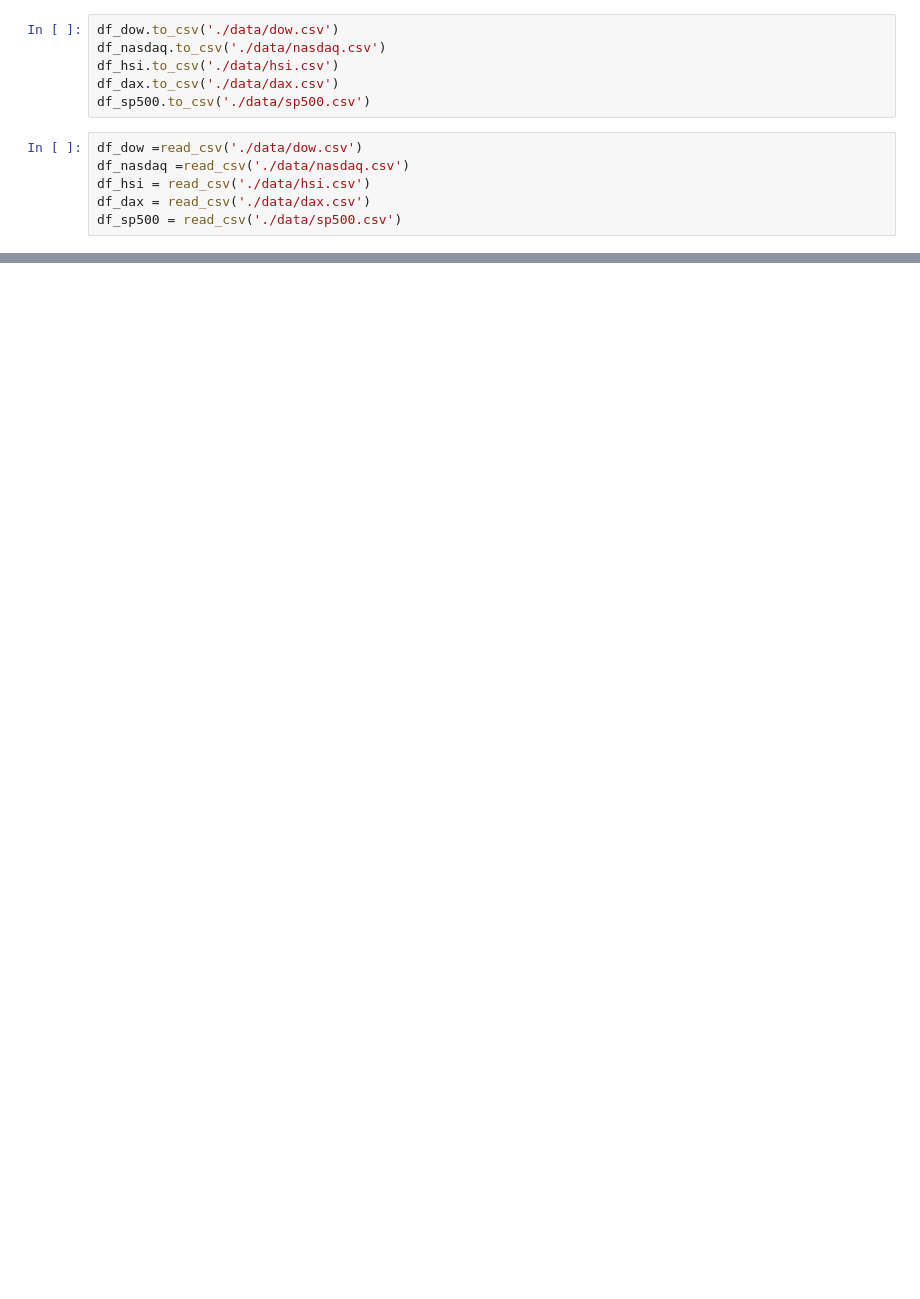
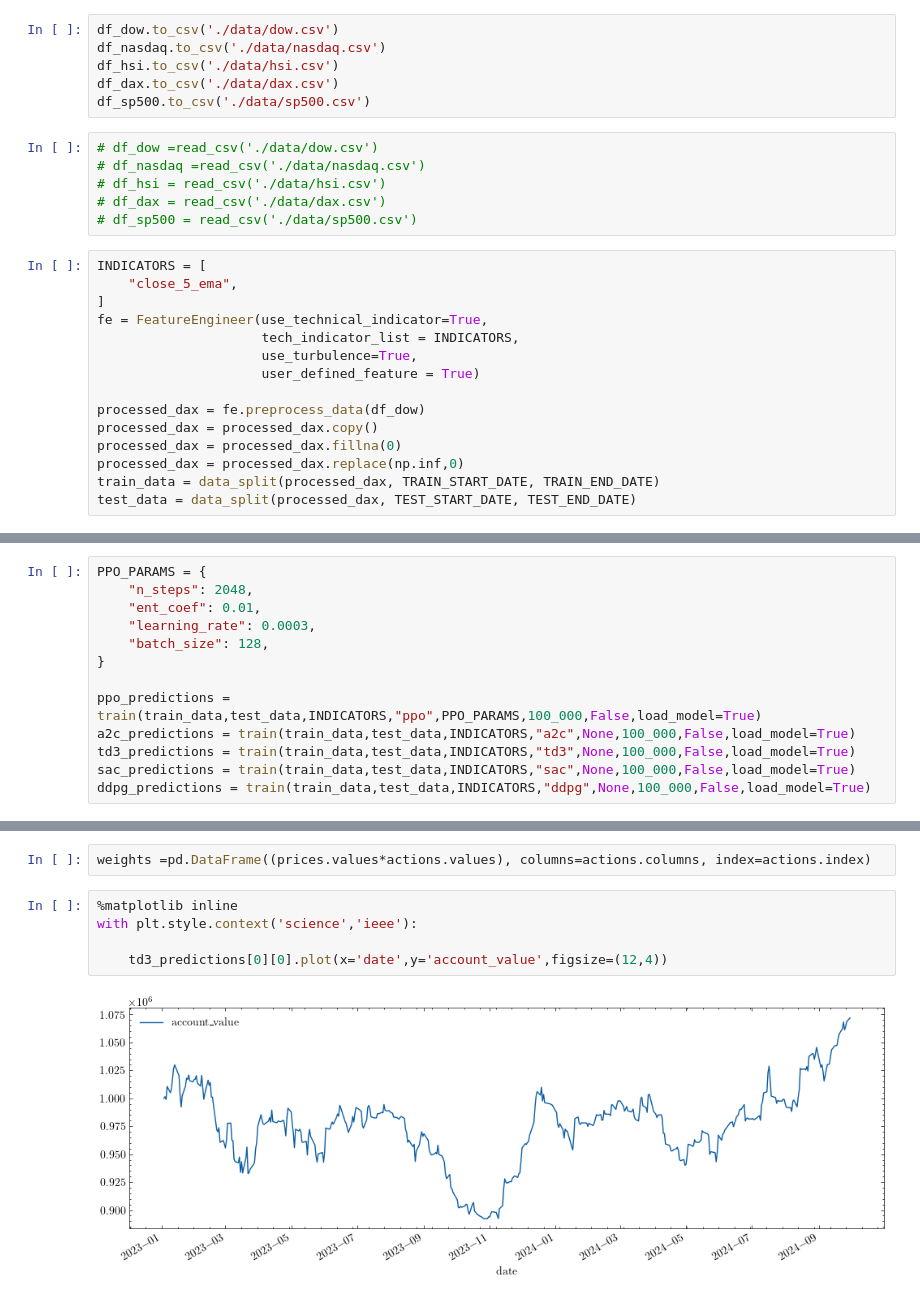
Before and after one commit to Versus-91/Thesis, a Jupyter notebook: main.ipynb, the cells around one changed output, grey strips where cells are left out. Drawn from its saved outputs; the diff is of its cells as text; blank space fills up the shorter version.

```diff
--- a/main.ipynb
+++ b/main.ipynb
@@ -120,8 +139,23 @@ df_hsi.to_csv('./data/hsi.csv')
 df_dax.to_csv('./data/dax.csv')
 df_sp500.to_csv('./data/sp500.csv')
 # %%
-df_dow =read_csv('./data/dow.csv')
-df_nasdaq =read_csv('./data/nasdaq.csv')
-df_hsi = read_csv('./data/hsi.csv')
-df_dax = read_csv('./data/dax.csv')
-df_sp500 = read_csv('./data/sp500.csv')
+# df_dow =read_csv('./data/dow.csv')
+# df_nasdaq =read_csv('./data/nasdaq.csv')
+# df_hsi = read_csv('./data/hsi.csv')
+# df_dax = read_csv('./data/dax.csv')
+# df_sp500 = read_csv('./data/sp500.csv')
+# %%
+INDICATORS = [
+    "close_5_ema",
+]
+fe = FeatureEngineer(use_technical_indicator=True,
+                     tech_indicator_list = INDICATORS,
+                     use_turbulence=True,
+                     user_defined_feature = True)
+
+processed_dax = fe.preprocess_data(df_dow)
+processed_dax = processed_dax.copy()
+processed_dax = processed_dax.fillna(0)
+processed_dax = processed_dax.replace(np.inf,0)
+train_data = data_split(processed_dax, TRAIN_START_DATE, TRAIN_END_DATE)
+test_data = data_split(processed_dax, TEST_START_DATE, TEST_END_DATE)
@@ -127,0 +222,13 @@ df_sp500 = read_csv('./data/sp500.csv')
+# %%
+PPO_PARAMS = {
+    "n_steps": 2048,
+    "ent_coef": 0.01,
+    "learning_rate": 0.0003,
+    "batch_size": 128,
+}
+
+ppo_predictions = train(train_data,test_data,INDICATORS,"ppo",PPO_PARAMS,100_000,False,load_model=True)
+a2c_predictions = train(train_data,test_data,INDICATORS,"a2c",None,100_000,False,load_model=True)
+td3_predictions = train(train_data,test_data,INDICATORS,"td3",None,100_000,False,load_model=True)
+sac_predictions = train(train_data,test_data,INDICATORS,"sac",None,100_000,False,load_model=True)
+ddpg_predictions = train(train_data,test_data,INDICATORS,"ddpg",None,100_000,False,load_model=True)
@@ -127,0 +355,9 @@ df_sp500 = read_csv('./data/sp500.csv')
+# %%
+weights =pd.DataFrame((prices.values*actions.values), columns=actions.columns, index=actions.index)
+# %%
+%matplotlib inline
+with plt.style.context('science','ieee'):
+
+    td3_predictions[0][0].plot(x='date',y='account_value',figsize=(12,4))
+# %% [output]
+[figure, added]
```
Also changed, not shown: parts of 20 cells of this notebook, 6 other files.
